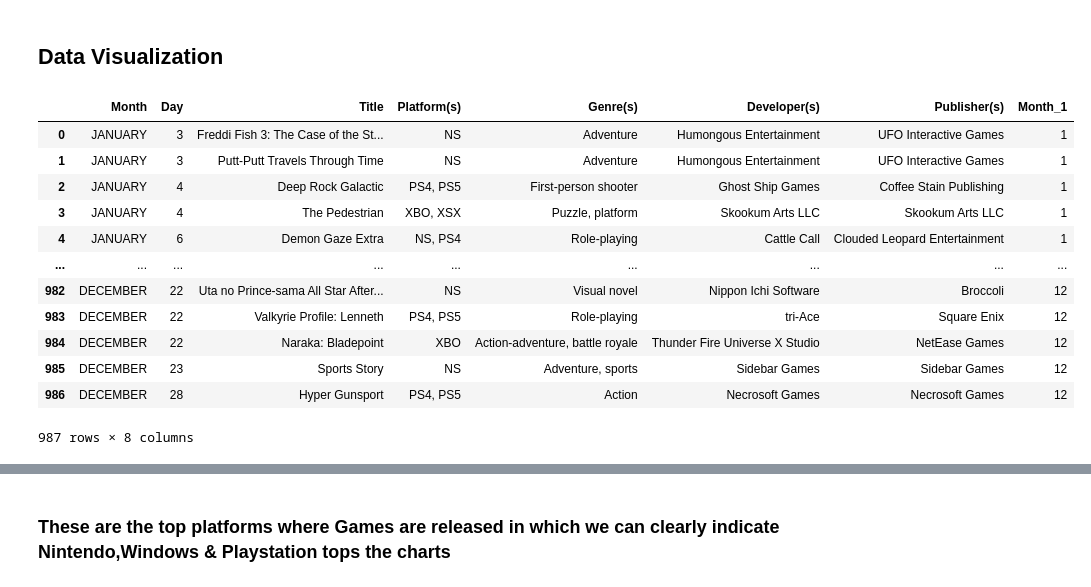
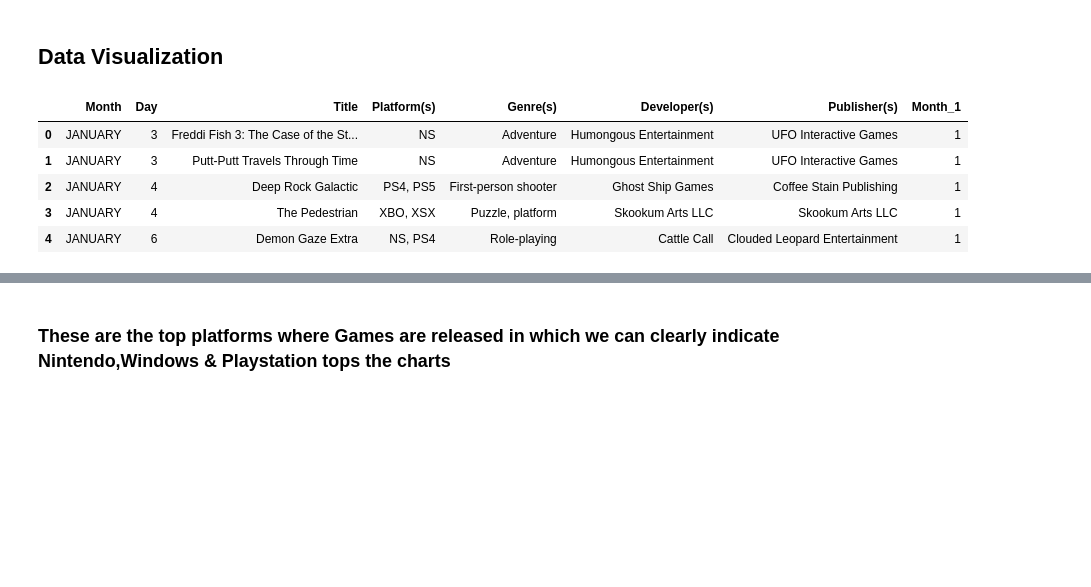
Before and after one commit to smartinternz02/SPS-9732-Water-Sanitization, a Jupyter notebook: vide-game-release-2022-analysis.ipynb, the cells around one changed output, grey strips where cells are left out. Drawn from its saved outputs; the diff is of its cells as text; code cells hidden in the pictures; blank space fills up the shorter version.

Commit message:
Kaggle Notebook | Vide_Game Release 2022 Analysis | Version 18

```diff
--- a/vide-game-release-2022-analysis.ipynb
+++ b/vide-game-release-2022-analysis.ipynb
@@ -154,21 +144,14 @@ memory usage: 61.8+ KB
 # %% [markdown]
 ## Data Visualization
 # %%
-data_2
+data_2.head()
 # %% [output]
 |  | Month | Day | Title | Platform(s) | Genre(s) | Developer(s) | Publisher(s) | Month_1 |
 | 0 | JANUARY | 3 | Freddi Fish 3: The Case of the St... | NS | Adventure | Humongous Entertainment | UFO Interactive Games | 1 |
 | 1 | JANUARY | 3 | Putt-Putt Travels Through Time | NS | Adventure | Humongous Entertainment | UFO Interactive Games | 1 |
 | 2 | JANUARY | 4 | Deep Rock Galactic | PS4, PS5 | First-person shooter | Ghost Ship Games | Coffee Stain Publishing | 1 |
 | 3 | JANUARY | 4 | The Pedestrian | XBO, XSX | Puzzle, platform | Skookum Arts LLC | Skookum Arts LLC | 1 |
 | 4 | JANUARY | 6 | Demon Gaze Extra | NS, PS4 | Role-playing | Cattle Call | Clouded Leopard Entertainment | 1 |
-| ... | ... | ... | ... | ... | ... | ... | ... | ... |
-| 982 | DECEMBER | 22 | Uta no Prince-sama All Star After... | NS | Visual novel | Nippon Ichi Software | Broccoli | 12 |
-| 983 | DECEMBER | 22 | Valkyrie Profile: Lenneth | PS4, PS5 | Role-playing | tri-Ace | Square Enix | 12 |
-| 984 | DECEMBER | 22 | Naraka: Bladepoint | XBO | Action-adventure, battle royale | Thunder Fire Universe X Studio | NetEase Games | 12 |
-| 985 | DECEMBER | 23 | Sports Story | NS | Adventure, sports | Sidebar Games | Sidebar Games | 12 |
-| 986 | DECEMBER | 28 | Hyper Gunsport | PS4, PS5 | Action | Necrosoft Games | Necrosoft Games | 12 |
-987 rows × 8 columns
 # %%
 p=data_2['Platform(s)'].apply(lambda x:[i.strip() for i in x.split(',')]).explode().value_counts()
 p1311=p
```
Also changed, not shown: parts of 72 cells of this notebook.
